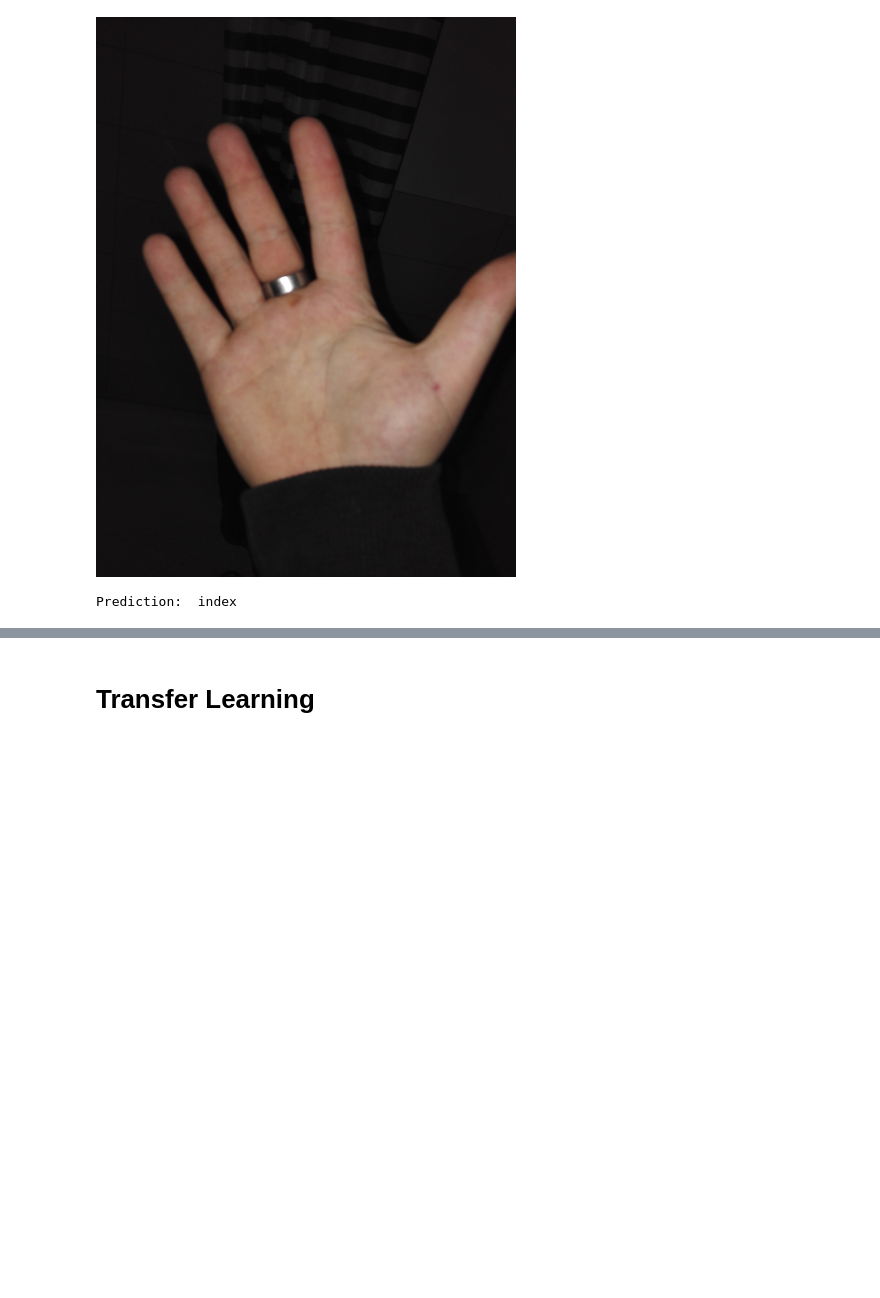
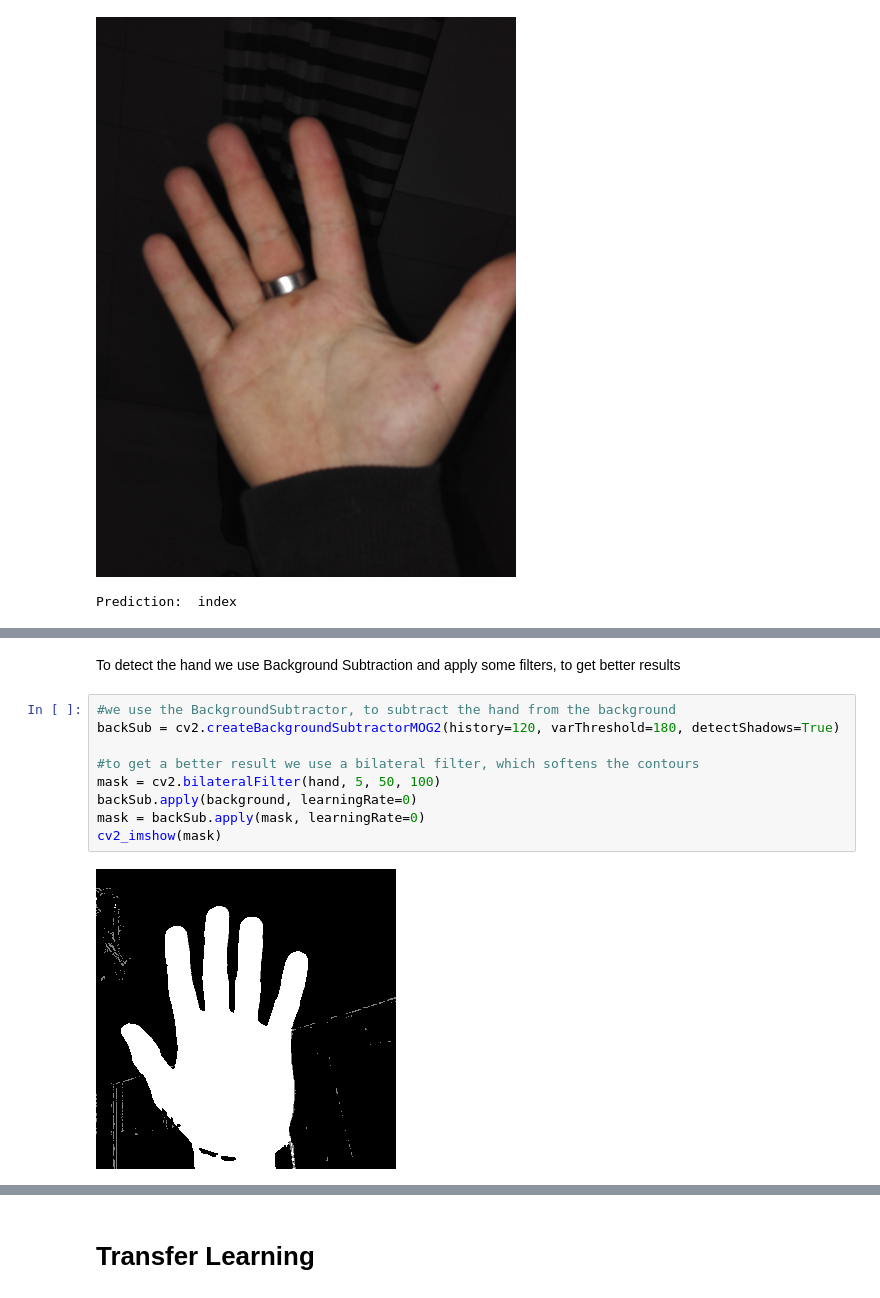
Before and after one commit to uol-mediaprocessing-201920/group-projects-hand-gesture, a Jupyter notebook: main_Hand_Gestures.ipynb, the cells around one changed output, grey strips where cells are left out. Drawn from its saved outputs; the diff is of its cells as text; blank space fills up the shorter version.

```diff
--- a/main_Hand_Gestures.ipynb
+++ b/main_Hand_Gestures.ipynb
@@ -517,0 +551,13 @@ To solve the problem we need to make more preprocessing. We need to make the pic
+# %% [markdown]
+To detect the hand we use Background Subtraction and apply some filters, to get better results
+# %%
+#we use the BackgroundSubtractor, to subtract the hand from the background
+backSub = cv2.createBackgroundSubtractorMOG2(history=120, varThreshold=180, detectShadows=True)
+
+#to get a better result we use a bilateral filter, which softens the contours
+mask = cv2.bilateralFilter(hand, 5, 50, 100)
+backSub.apply(background, learningRate=0)
+mask = backSub.apply(mask, learningRate=0)
+cv2_imshow(mask)
+# %% [output]
+[figure, added]
```
Also changed, not shown: parts of 18 cells of this notebook.
